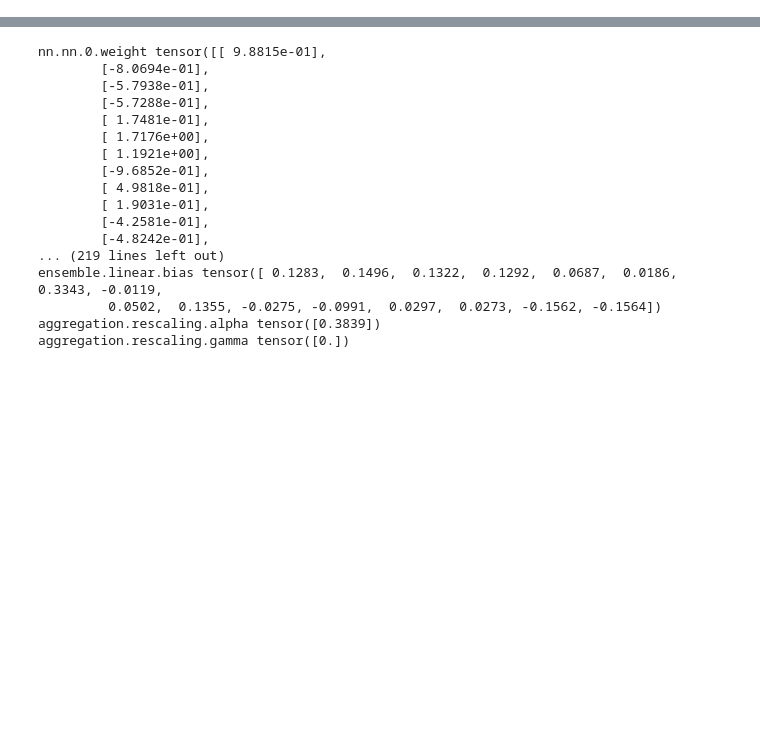
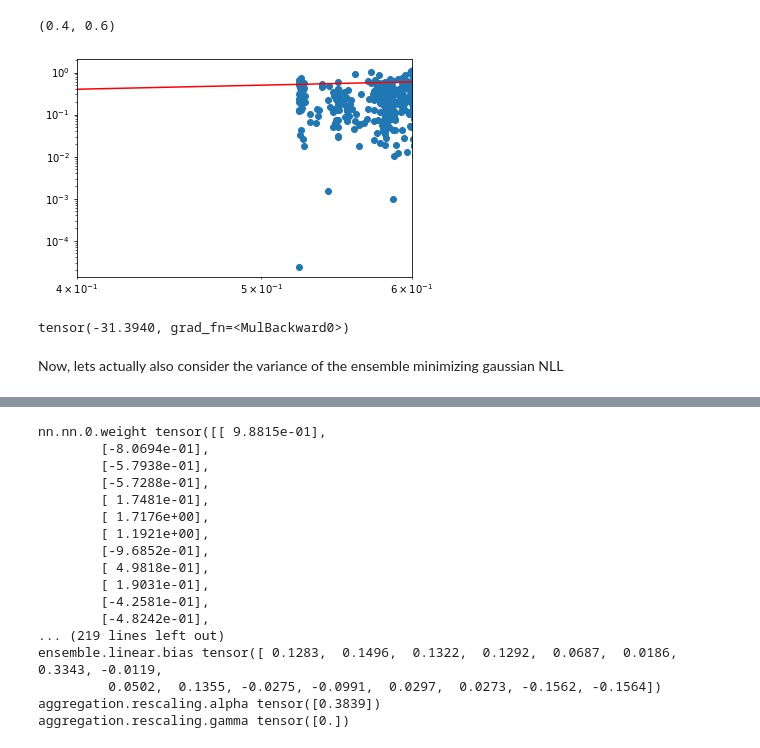
Before and after one commit to Luthaf/alchemical-learning, a Jupyter notebook: ensemble_losses.ipynb, the cells around one changed output, grey strips where cells are left out. Saved outputs shown, nothing was run; the diff lists cells and outputs as text; code cells hidden in the pictures; blank space fills up the shorter version.

```diff
--- a/ensemble_losses.ipynb
+++ b/ensemble_losses.ipynb
@@ -600,0 +749,7 @@ plt.scatter(x,y_w_noise_hetero,s=0.5)
+# %%
+n_samples = 500
+n_ensembles = 32
+x = torch.rand((n_samples,1))
+x = x*2 -1
+x_ref = torch.rand((10000,1))
+noise =  torch.normal(0,0.5,x.shape)
@@ -600,0 +801,16 @@ plt.scatter(x,y_w_noise_hetero,s=0.5)
+# %%
+z = torch.abs(y_pred.flatten() - y_w_noise_hetero.flatten())
+plt.scatter(torch.sqrt(y_var).detach().numpy(),z.detach().numpy())
+plt.yscale("log")
+plt.xscale("log")
+plt.plot(np.logspace(-2,0,100),np.logspace(-2,0,100),c="red")
+plt.xlim(4e-1,6e-1)
+# %% [output]
+(0.4, 0.6)
+[figure, added]
+# %%
+get_coeff(y_pred,y_w_noise_hetero,y_var)
+# %% [output]
+tensor(-31.3940, grad_fn=<MulBackward0>)
+# %% [markdown]
+Now, lets actually also consider the variance of the ensemble minimizing gaussian NLL
```
Also changed, not shown: parts of 97 cells of this notebook.
